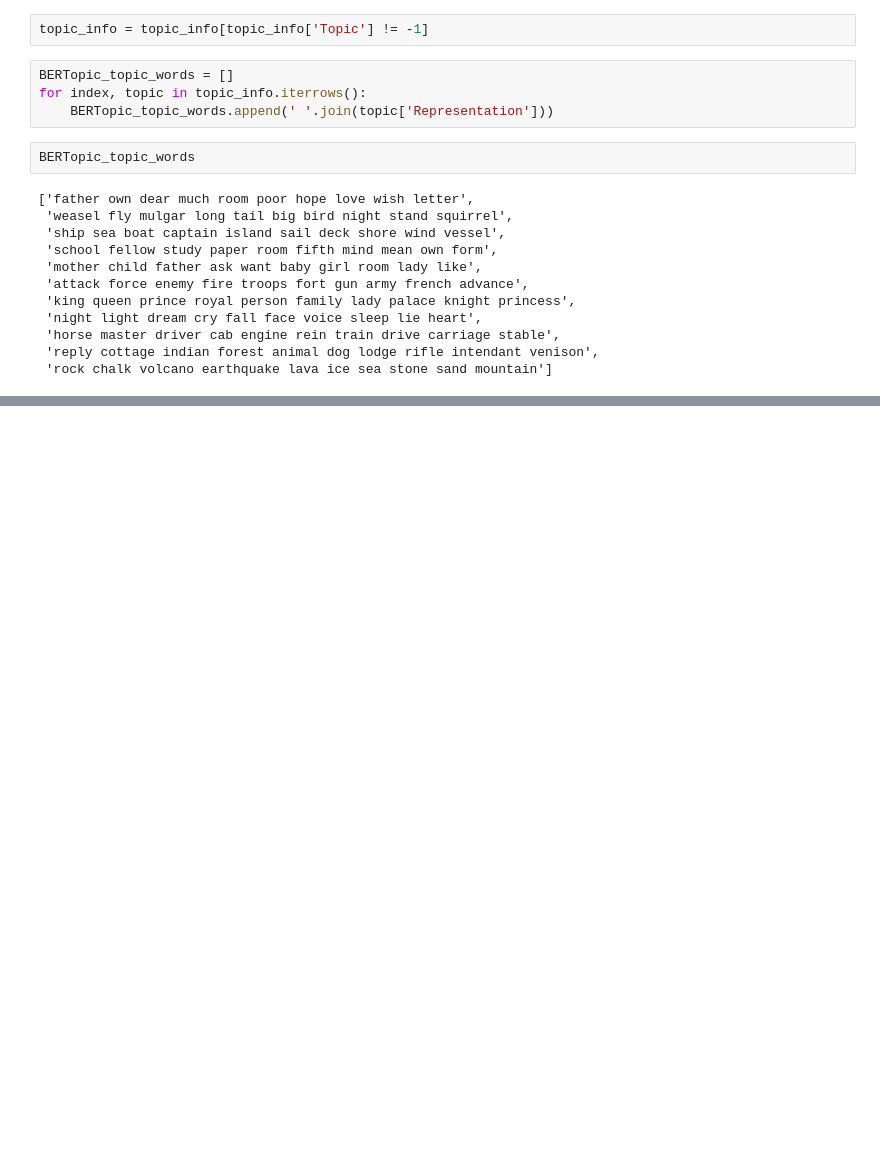
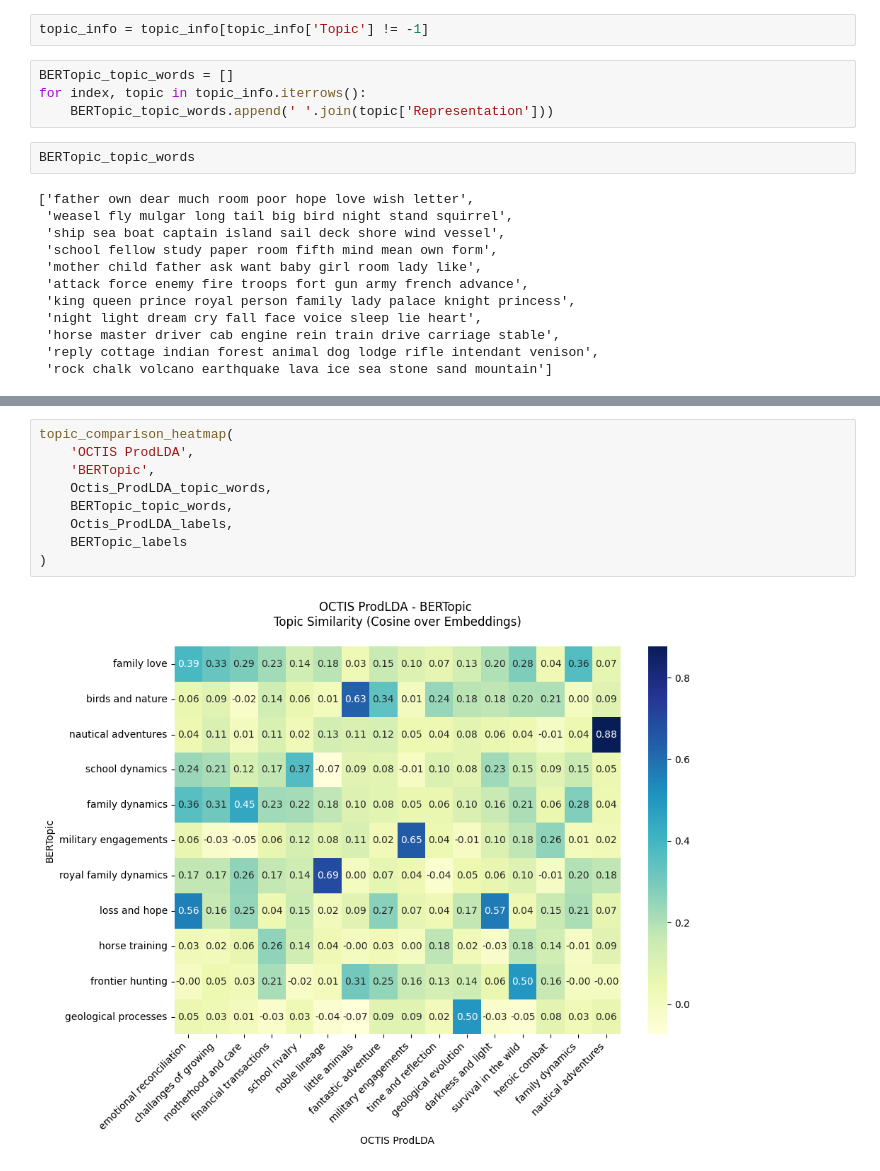
Before and after one commit to tonazzog/ChiLit_Topic_Modeling, a Jupyter notebook: 08 - Evaluation.ipynb, the cells around one changed output, grey strips where cells are left out. Cells and saved outputs as stored; diff of their text form; blank space fills up the shorter version.

```diff
--- a/08 - Evaluation.ipynb
+++ b/08 - Evaluation.ipynb
@@ -524,0 +510,11 @@ plt.show()
+# %%
+topic_comparison_heatmap(
+    'OCTIS ProdLDA',
+    'BERTopic',
+    Octis_ProdLDA_topic_words,
+    BERTopic_topic_words,
+    Octis_ProdLDA_labels,
+    BERTopic_labels
+)
+# %% [output]
+[figure, added]
```
Also changed, not shown: parts of 33 cells of this notebook, 11 other files.
